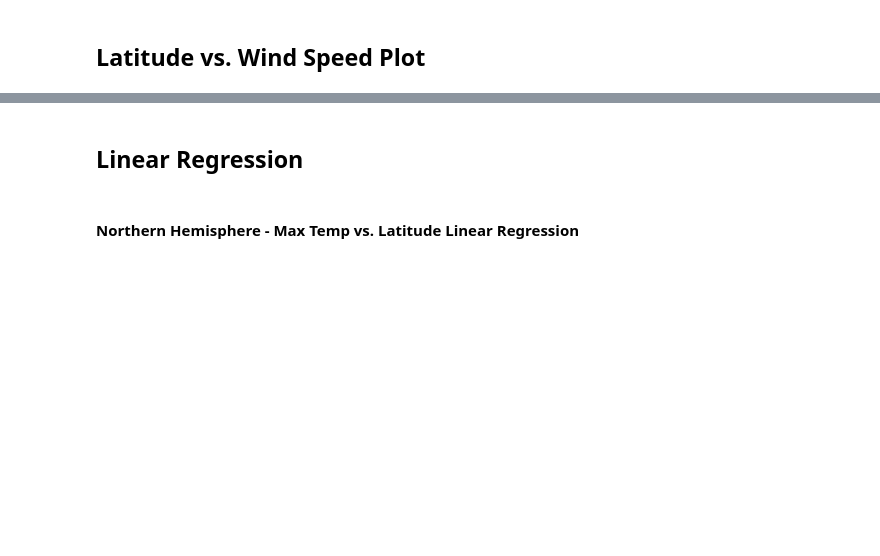
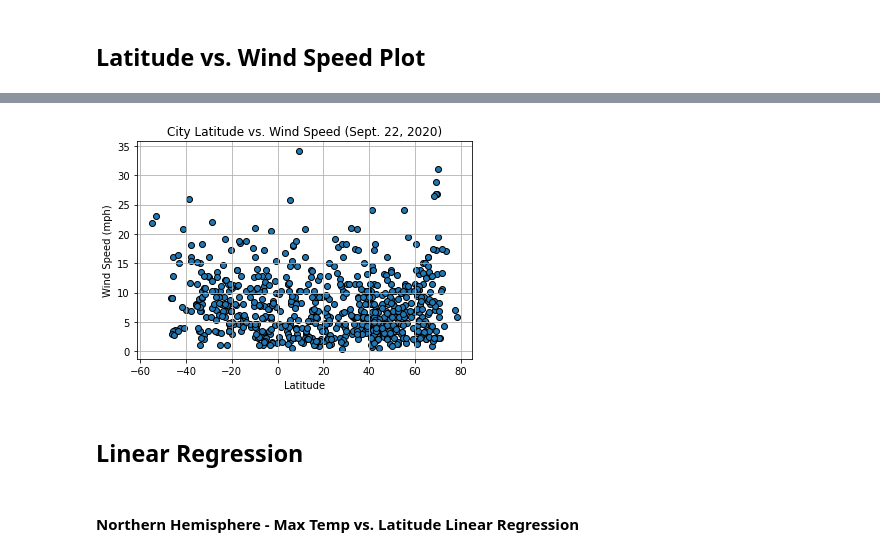
Before and after one commit to jdkwak1994/python-api-challenge, a Jupyter notebook: WeatherPy.ipynb, the cells around one changed output, grey strips where cells are left out. Saved outputs shown, nothing was run; the diff lists cells and outputs as text; code cells hidden in the pictures; blank space fills up the shorter version.

```diff
--- a/WeatherPy.ipynb
+++ b/WeatherPy.ipynb
@@ -186,2 +209,17 @@ FileNotFoundError: [Errno 2] No such file or directory: 'output_resource/lat_vs_
+# %%
+# make scatter plot
+plt.scatter(city_data_df["Lat"], city_data_df["Wind Speed"], edgecolor="black")
+plt.grid()
+
+# add labels
+plt.xlabel("Latitude")
+plt.ylabel("Wind Speed (mph)")
+plt.title("City Latitude vs. Wind Speed (Sept. 22, 2020)")
+
+# save and show
+plt.savefig("output_resource/lat_vs_wind_speed.png")
+plt.show()
+# %% [output]
+[figure, added]
 # %% [markdown]
 ## Linear Regression
```
Also changed, not shown: parts of 27 cells of this notebook, 11 other files.
